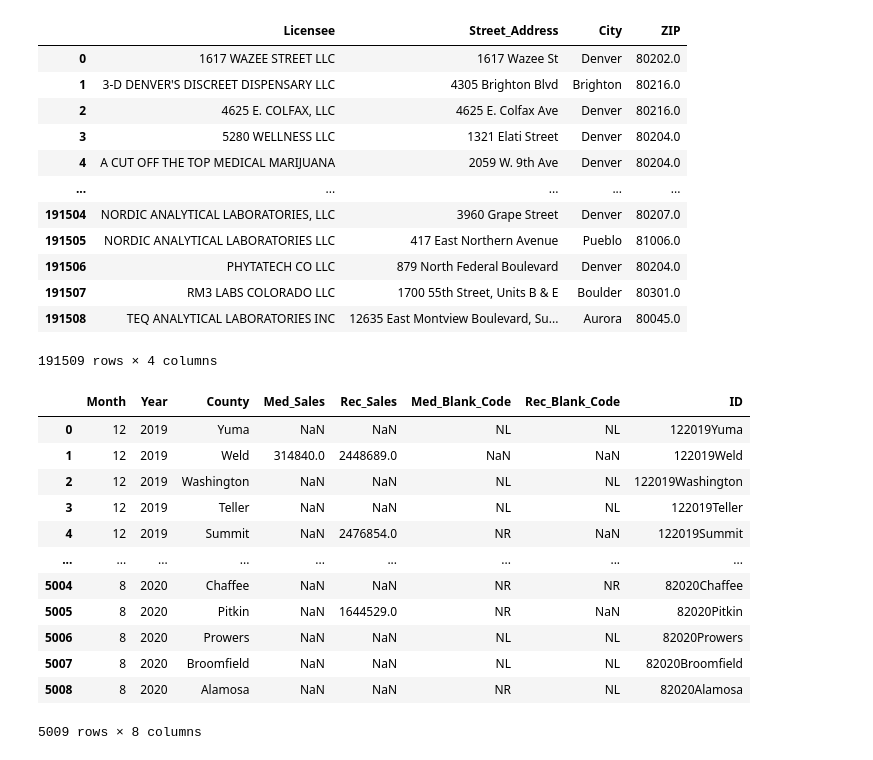
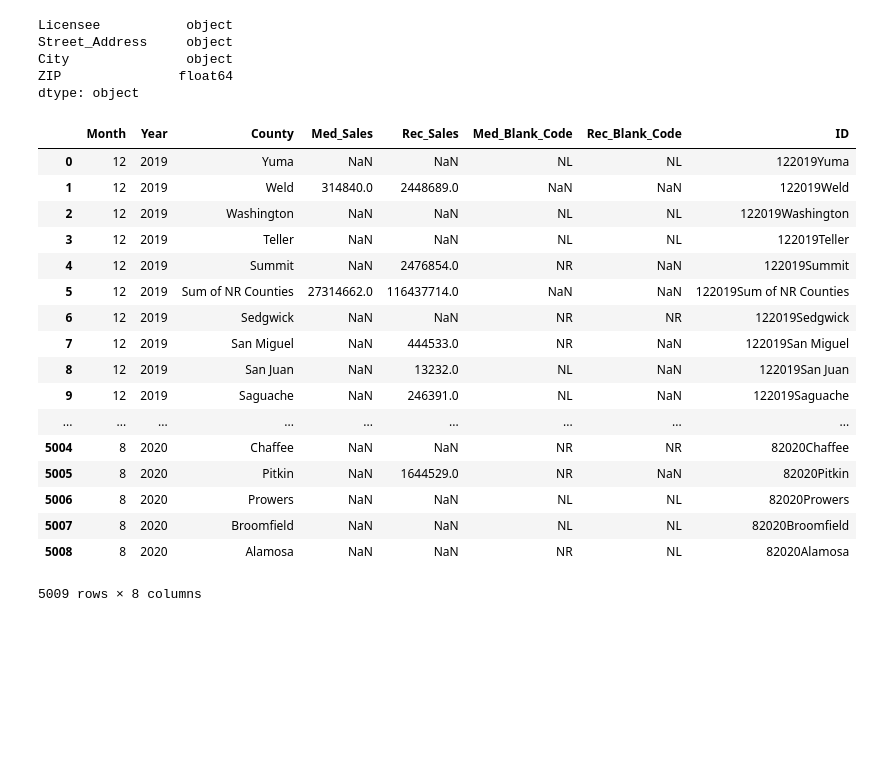
Before and after one commit to jtmcginley123/project-one, a Jupyter notebook: data/james_cleaning.ipynb, the cells around one changed output. Cells and saved outputs as stored; diff of their text form; code cells hidden in the pictures; blank space fills up the shorter version.

```diff
--- a/data/james_cleaning.ipynb
+++ b/data/james_cleaning.ipynb
@@ -25,29 +22,26 @@ dispensary_address_clean = df[['Licensee', 'Street_Address', 'City', 'ZIP']]
 # %%
-dispensary_address_clean
+dispensary_address_clean.dtypes
 # %% [output]
-|  | Licensee | Street_Address | City | ZIP |
-| 0 | 1617 WAZEE STREET LLC | 1617 Wazee St | Denver | 80202.0 |
-| 1 | 3-D DENVER'S DISCREET DISPENSARY LLC | 4305 Brighton Blvd | Brighton | 80216.0 |
-| 2 | 4625 E. COLFAX, LLC | 4625 E. Colfax Ave | Denver | 80216.0 |
-| 3 | 5280 WELLNESS LLC | 1321 Elati Street | Denver | 80204.0 |
-| 4 | A CUT OFF THE TOP MEDICAL MARIJUANA | 2059 W. 9th Ave | Denver | 80204.0 |
-| ... | ... | ... | ... | ... |
-| 191504 | NORDIC ANALYTICAL LABORATORIES, LLC | 3960 Grape Street | Denver | 80207.0 |
-| 191505 | NORDIC ANALYTICAL LABORATORIES LLC | 417 East Northern Avenue | Pueblo | 81006.0 |
-| 191506 | PHYTATECH CO LLC | 879 North Federal Boulevard | Denver | 80204.0 |
-| 191507 | RM3 LABS COLORADO LLC | 1700 55th Street, Units B & E | Boulder | 80301.0 |
-| 191508 | TEQ ANALYTICAL LABORATORIES INC | 12635 East Montview Boulevard, Su... | Aurora | 80045.0 |
-191509 rows × 4 columns
+Licensee           object
+Street_Address     object
+City               object
+ZIP               float64
+dtype: object
 # %%
-state_sales_tax_rev = pd.read_csv("rawdata/James-Marijuana-Sales-Revenue-Colorado.csv")
-state_sales_tax_rev
+df = pd.read_csv("rawdata/James-Marijuana-Sales-Revenue-Colorado.csv")
+df
 # %% [output]
 |  | Month | Year | County | Med_Sales | Rec_Sales | Med_Blank_Code | Rec_Blank_Code | ID |
 | 0 | 12 | 2019 | Yuma | NaN | NaN | NL | NL | 122019Yuma |
 | 1 | 12 | 2019 | Weld | 314840.0 | 2448689.0 | NaN | NaN | 122019Weld |
 | 2 | 12 | 2019 | Washington | NaN | NaN | NL | NL | 122019Washington |
 | 3 | 12 | 2019 | Teller | NaN | NaN | NL | NL | 122019Teller |
 | 4 | 12 | 2019 | Summit | NaN | 2476854.0 | NR | NaN | 122019Summit |
+| 5 | 12 | 2019 | Sum of NR Counties | 27314662.0 | 116437714.0 | NaN | NaN | 122019Sum of NR Counties |
+| 6 | 12 | 2019 | Sedgwick | NaN | NaN | NR | NR | 122019Sedgwick |
+| 7 | 12 | 2019 | San Miguel | NaN | 444533.0 | NR | NaN | 122019San Miguel |
+| 8 | 12 | 2019 | San Juan | NaN | 13232.0 | NL | NaN | 122019San Juan |
+| 9 | 12 | 2019 | Saguache | NaN | 246391.0 | NL | NaN | 122019Saguache |
 | ... | ... | ... | ... | ... | ... | ... | ... | ... |
 | 5004 | 8 | 2020 | Chaffee | NaN | NaN | NR | NR | 82020Chaffee |
 | 5005 | 8 | 2020 | Pitkin | NaN | 1644529.0 | NR | NaN | 82020Pitkin |
```
Also changed, not shown: parts of 5 cells of this notebook, 1 other file.
